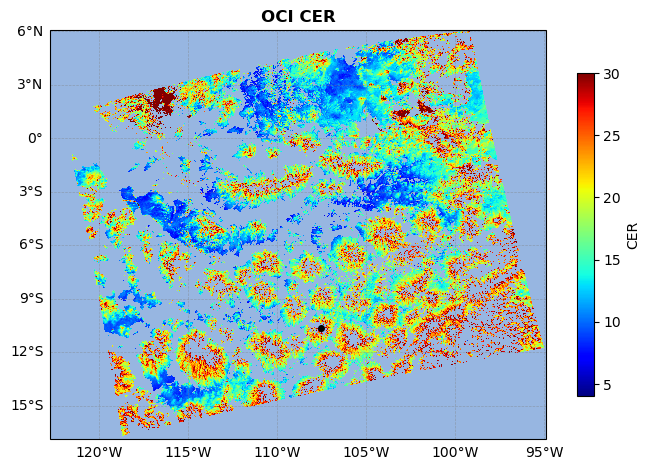
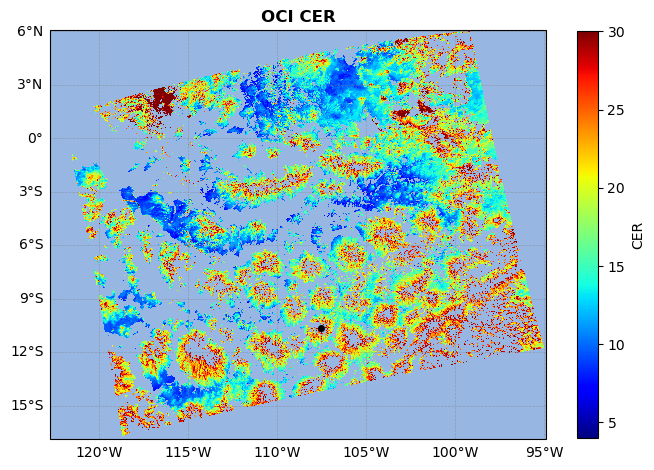
Unified diff of the notebook cell whose output changed from the first chart to the second:
--- before
+++ after
@@ -20,5 +20,5 @@
 # gl.ylines = False
 
-cbar = plt.colorbar(img, ax=ax, orientation='vertical', shrink=0.7, pad=0.05)
+cbar = plt.colorbar(img, ax=ax, orientation='vertical', shrink=0.88, pad=0.05)
 cbar.set_label('CER')
 

Commit: updated files